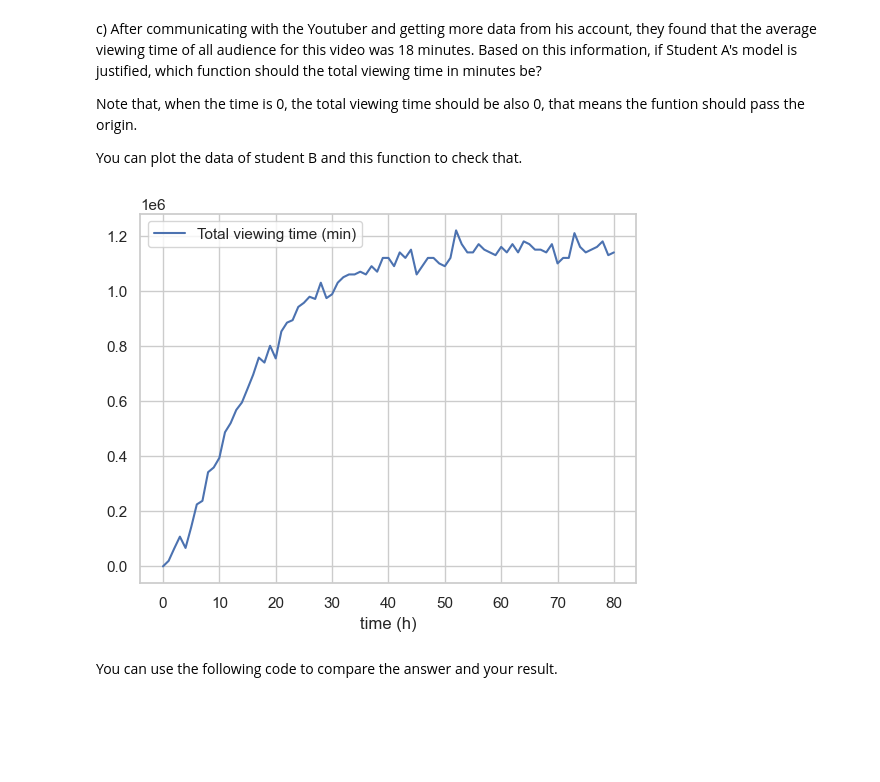
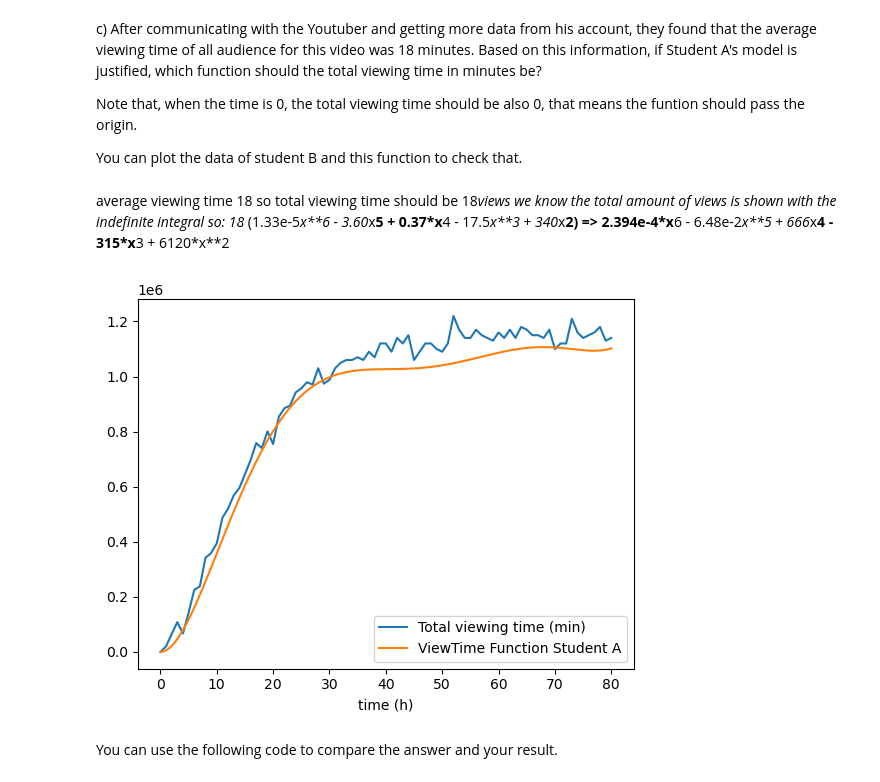
Before and after one commit to Fenjor/computational-thinking-week-individual-15331725, a Jupyter notebook: challenge_calculus/Review_Calculus.ipynb, the cells around one changed output. Drawn from its saved outputs; the diff is of its cells as text; code cells hidden in the pictures; blank space fills up the shorter version.

```diff
--- a/challenge_calculus/Review_Calculus.ipynb
+++ b/challenge_calculus/Review_Calculus.ipynb
@@ -108,18 +113,23 @@ Based on this information, if Student A's model is justified, which function sho
 Note that, when the time is 0, the total viewing time should be also 0, that means the funtion should pass the origin.
 
 You can plot the data of student B and this function to check that.
+# %% [markdown]
+average viewing time 18 so total viewing time should be 18*views we know the total amount of views is shown with the indefinite integral so:
+18* (1.33e-5*x**6 - 3.60*x**5 + 0.37*x**4 - 17.5*x**3 + 340*x**2)
+=> 2.394e-4*x**6 - 6.48e-2*x**5 + 666*x**4 - 315*x**3 + 6120*x**2
 # %%
-def IntegralPoly(x):
-    # TO DO
-    pass
-    return # TO DO
+def IntegralPoly():
+    y =2.394e-4*x**6 - 6.48e-2*x**5 + 6.66*x**4 - 315*x**3 + 6120*x**2
+    return y # TO DO
-# %%
-df = pd.read_csv('data_student_B.csv')
-df.plot(x="time (h)",y="Total viewing time (min)")
-#print(df.columns)
-plt.show()
-# %% [output]
-[figure, removed]
+# %%
+yf2 = IntegralPoly()
+dfB = pd.read_csv('data_student_B.csv')
+dfB.plot(x="time (h)",y="Total viewing time (min)")
+plt.plot(xf2, yf2, label='ViewTime Function Student A')
+plt.legend()
+plt.show()
+# %% [output]
+[figure, added]
 # %% [markdown]
 You can use the following code to compare the answer and your result.
 # %%
```
Also changed, not shown: parts of 7 cells of this notebook, 2 other files.
